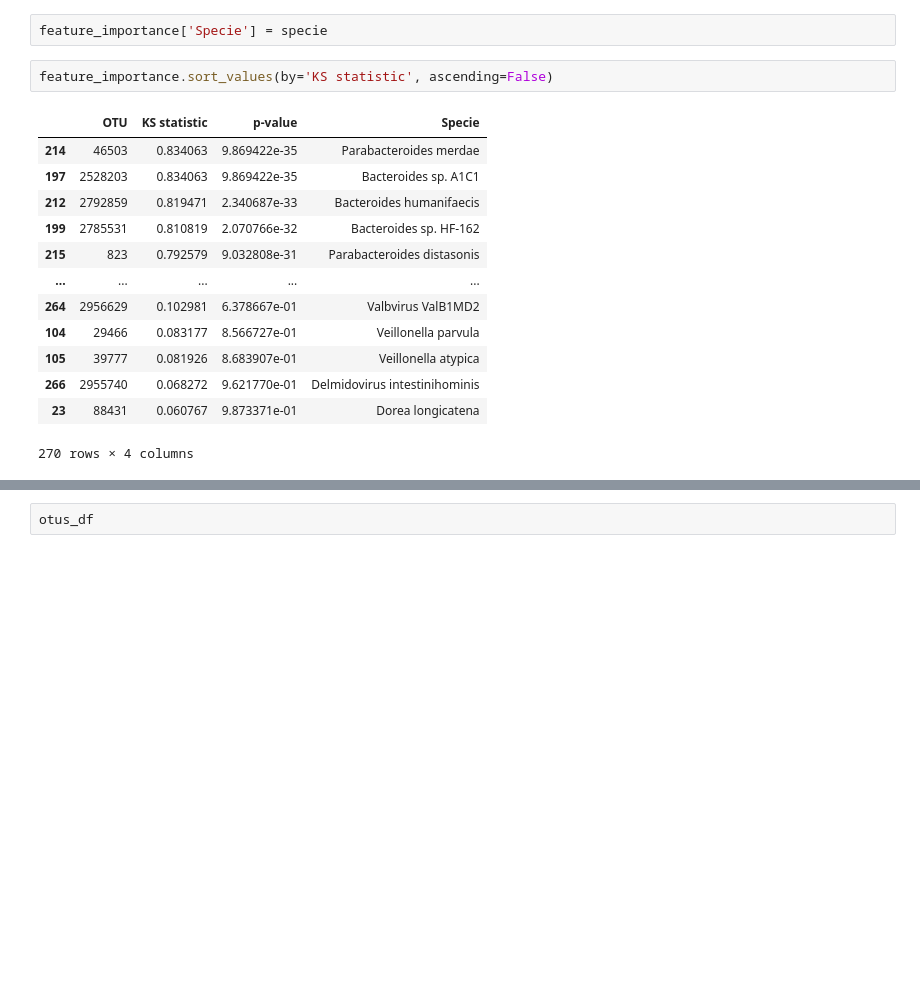
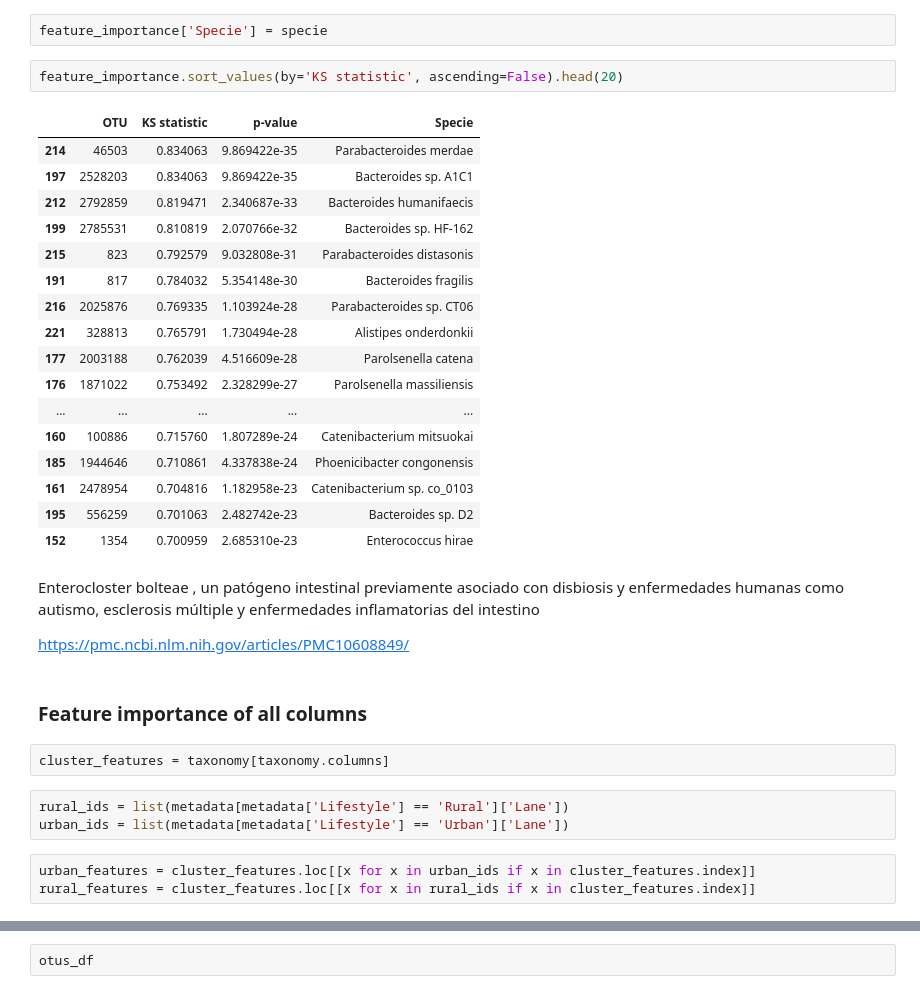
Before and after one commit to RafaPe/MX-Rural-Urban-Microbiome, a Jupyter notebook: notebooks/clutering_experiments.ipynb, the cells around one changed output, grey strips where cells are left out. Saved outputs shown, nothing was run; the diff lists cells and outputs as text; blank space fills up the shorter version.

Commit message:
feat: :fire: Added feature importance test on all features
Added KS test on all features to compare to selected features

```diff
--- a/notebooks/clutering_experiments.ipynb
+++ b/notebooks/clutering_experiments.ipynb
@@ -637,18 +637,36 @@ for otu in otus:
 # %%
 feature_importance['Specie'] = specie
 # %%
-feature_importance.sort_values(by='KS statistic', ascending=False)
+feature_importance.sort_values(by='KS statistic', ascending=False).head(20)
 # %% [output]
 |  | OTU | KS statistic | p-value | Specie |
 | 214 | 46503 | 0.834063 | 9.869422e-35 | Parabacteroides merdae |
 | 197 | 2528203 | 0.834063 | 9.869422e-35 | Bacteroides sp. A1C1 |
 | 212 | 2792859 | 0.819471 | 2.340687e-33 | Bacteroides humanifaecis |
 | 199 | 2785531 | 0.810819 | 2.070766e-32 | Bacteroides sp. HF-162 |
 | 215 | 823 | 0.792579 | 9.032808e-31 | Parabacteroides distasonis |
+| 191 | 817 | 0.784032 | 5.354148e-30 | Bacteroides fragilis |
+| 216 | 2025876 | 0.769335 | 1.103924e-28 | Parabacteroides sp. CT06 |
+| 221 | 328813 | 0.765791 | 1.730494e-28 | Alistipes onderdonkii |
+| 177 | 2003188 | 0.762039 | 4.516609e-28 | Parolsenella catena |
+| 176 | 1871022 | 0.753492 | 2.328299e-27 | Parolsenella massiliensis |
 | ... | ... | ... | ... | ... |
-| 264 | 2956629 | 0.102981 | 6.378667e-01 | Valbvirus ValB1MD2 |
-| 104 | 29466 | 0.083177 | 8.566727e-01 | Veillonella parvula |
-| 105 | 39777 | 0.081926 | 8.683907e-01 | Veillonella atypica |
-| 266 | 2955740 | 0.068272 | 9.621770e-01 | Delmidovirus intestinihominis |
-| 23 | 88431 | 0.060767 | 9.873371e-01 | Dorea longicatena |
+| 160 | 100886 | 0.715760 | 1.807289e-24 | Catenibacterium mitsuokai |
+| 185 | 1944646 | 0.710861 | 4.337838e-24 | Phoenicibacter congonensis |
+| 161 | 2478954 | 0.704816 | 1.182958e-23 | Catenibacterium sp. co_0103 |
+| 195 | 556259 | 0.701063 | 2.482742e-23 | Bacteroides sp. D2 |
+| 152 | 1354 | 0.700959 | 2.685310e-23 | Enterococcus hirae |
-270 rows × 4 columns
+# %% [markdown]
+ Enterocloster bolteae , un patógeno intestinal previamente asociado con disbiosis y enfermedades humanas como autismo, esclerosis múltiple y enfermedades inflamatorias del intestino
+
+ https://pmc.ncbi.nlm.nih.gov/articles/PMC10608849/
+# %% [markdown]
+### Feature importance of all columns
+# %%
+cluster_features = taxonomy[taxonomy.columns]
+# %%
+rural_ids = list(metadata[metadata['Lifestyle'] == 'Rural']['Lane'])
+urban_ids = list(metadata[metadata['Lifestyle'] == 'Urban']['Lane'])
+# %%
+urban_features = cluster_features.loc[[x for x in urban_ids if x in cluster_features.index]]
+rural_features = cluster_features.loc[[x for x in rural_ids if x in cluster_features.index]]
```
Also changed, not shown: parts of 5 cells of this notebook.
